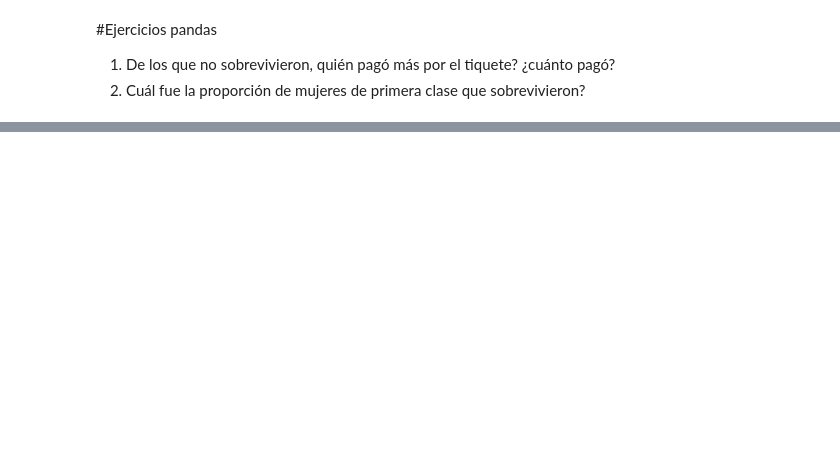
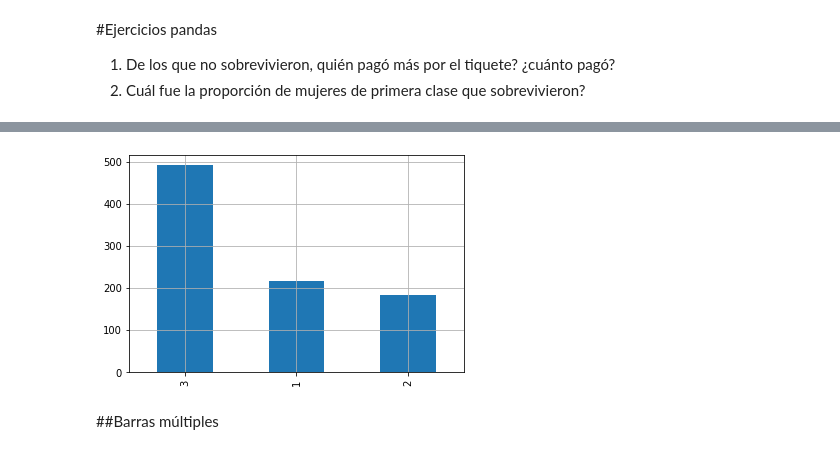
Before and after one commit to mamenaca/curso_python_esp_estadistica, a Jupyter notebook: unidad5.ipynb, the cells around one changed output, grey strips where cells are left out. Cells and saved outputs as stored; diff of their text form; code cells hidden in the pictures; blank space fills up the shorter version.

```diff
--- a/unidad5.ipynb
+++ b/unidad5.ipynb
@@ -649,0 +882,12 @@ list(gente)
+# %%
+plt.figure()
+
+conteos_clase.plot.bar()
+
+plt.grid()
+
+plt.show()
+# %% [output]
+[figure, added]
+# %% [markdown]
+##Barras múltiples
```
Also changed, not shown: parts of 69 cells of this notebook.
